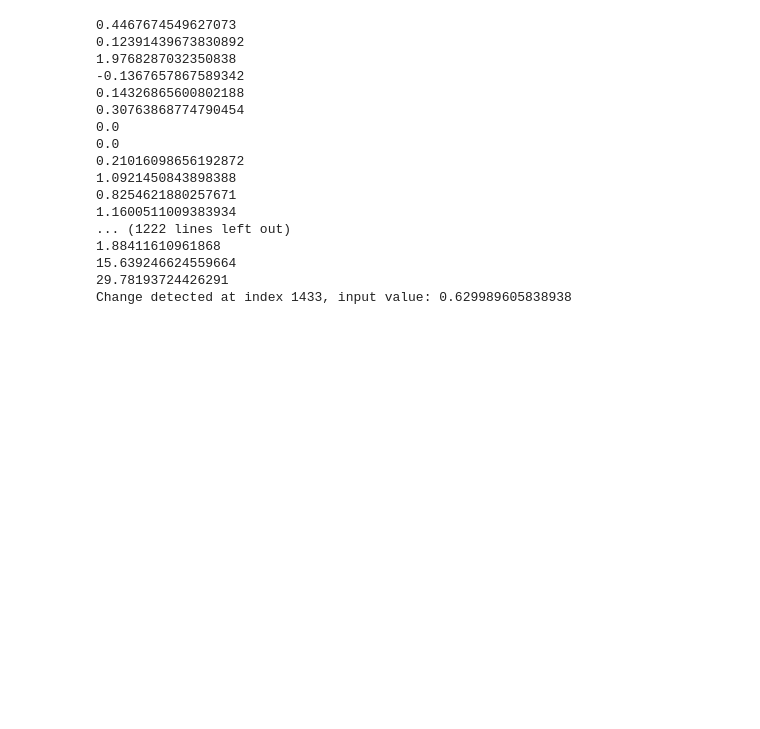
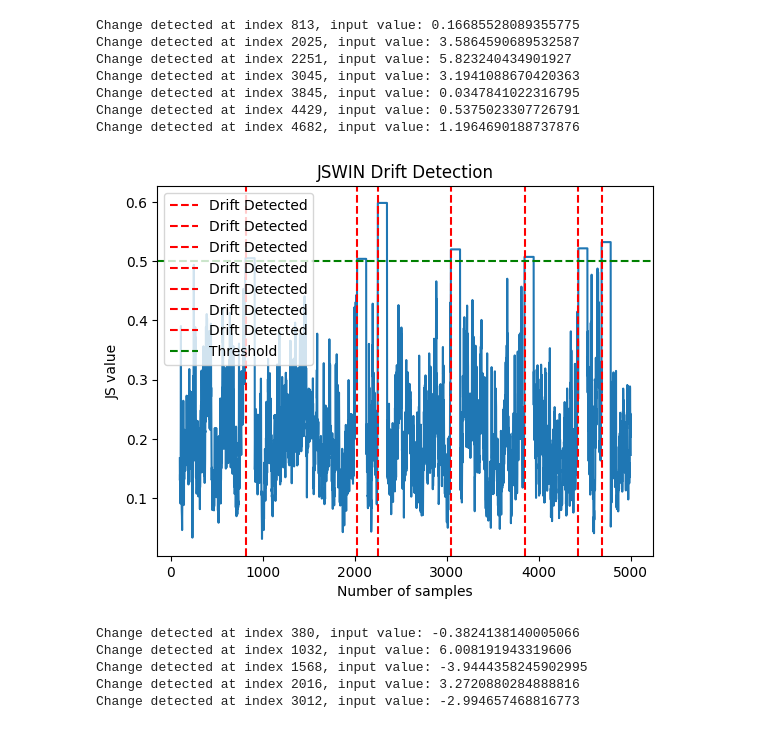
Before and after one commit to izabelatelejko/river, a Jupyter notebook: project.ipynb, the cells around one changed output. Drawn from its saved outputs; the diff is of its cells as text; code cells hidden in the pictures; blank space fills up the shorter version.

Commit message:
Added initial version of Jensen-Shannon Windowing drift detector

```diff
--- a/project.ipynb
+++ b/project.ipynb
@@ -5,36 +7,51 @@ import numpy as np
 # %%
 ds1 = np.random.normal(0, 1, 1000)
-ds2 = np.random.normal(1, 3, 500)
-data_stream = np.concatenate((ds1, ds2), axis=0)
+ds2 = np.random.normal(1, 3, 1000)
+ds3 = np.random.normal(5, 1, 1000)
+ds4 = np.random.normal(0, 2, 1000)
+ds5 = np.random.normal(0, 2, 1000)
+data_stream = np.concatenate((ds1, ds2, ds3, ds4, ds5), axis=0)
 # %%
-klwin = drift.KLWIN(alpha=25, seed=42)
+klwin = drift.JSWIN(alpha=0.5, seed=42)
+tres = []
+drift_idx = []
 
 for i, val in enumerate(data_stream):
     klwin.update(val)
+    tres.append(klwin._js_value)
     if klwin.drift_detected:
         print(f"Change detected at index {i}, input value: {val}")
+        drift_idx.append(i)
 # %% [output]
-0.4467674549627073
-0.12391439673830892
-1.9768287032350838
--0.1367657867589342
-0.14326865600802188
-0.30763868774790454
-0.0
-0.0
-0.21016098656192872
-1.0921450843898388
-0.8254621880257671
-1.1600511009383934
-... (1222 lines left out)
-1.88411610961868
-15.639246624559664
-29.78193724426291
-Change detected at index 1433, input value: 0.629989605838938
+Change detected at index 813, input value: 0.16685528089355775
+Change detected at index 2025, input value: 3.5864590689532587
+Change detected at index 2251, input value: 5.823240434901927
+Change detected at index 3045, input value: 3.1941088670420363
+Change detected at index 3845, input value: 0.0347841022316795
+Change detected at index 4429, input value: 0.5375023307726791
+Change detected at index 4682, input value: 1.1964690188737876
+# %%
+plt.plot(tres)
+plt.title('JSWIN Drift Detection')
+plt.xlabel('Number of samples')
+plt.ylabel('JS value')
+for i in drift_idx:
+    plt.axvline(x=i, color='r', linestyle='--', label='Drift Detected')
+plt.axhline(y=klwin.alpha, color='g', linestyle='--', label='Threshold')
+plt.legend()
+plt.show()
+# %% [output]
+[figure, added]
 # %%
-kswin = drift.KSWIN(alpha=0.0001, seed=42)
+kswin = drift.KSWIN(alpha=0.001, seed=42)
 
 for i, val in enumerate(data_stream):
     kswin.update(val)
     if kswin.drift_detected:
         print(f"Change detected at index {i}, input value: {val}")
+# %% [output]
+Change detected at index 380, input value: -0.3824138140005066
+Change detected at index 1032, input value: 6.008191943319606
+Change detected at index 1568, input value: -3.9444358245902995
+Change detected at index 2016, input value: 3.2720880284888816
+Change detected at index 3012, input value: -2.994657468816773
```
Also changed, not shown: parts of 1 cell of this notebook, 3 other files.
